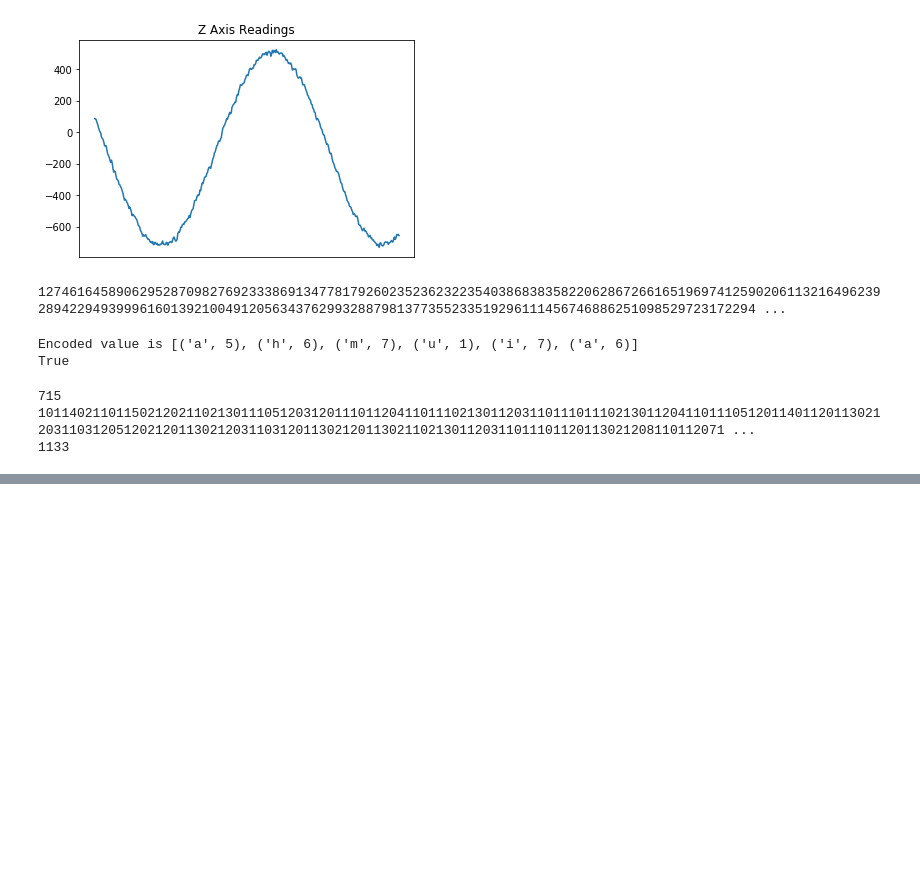
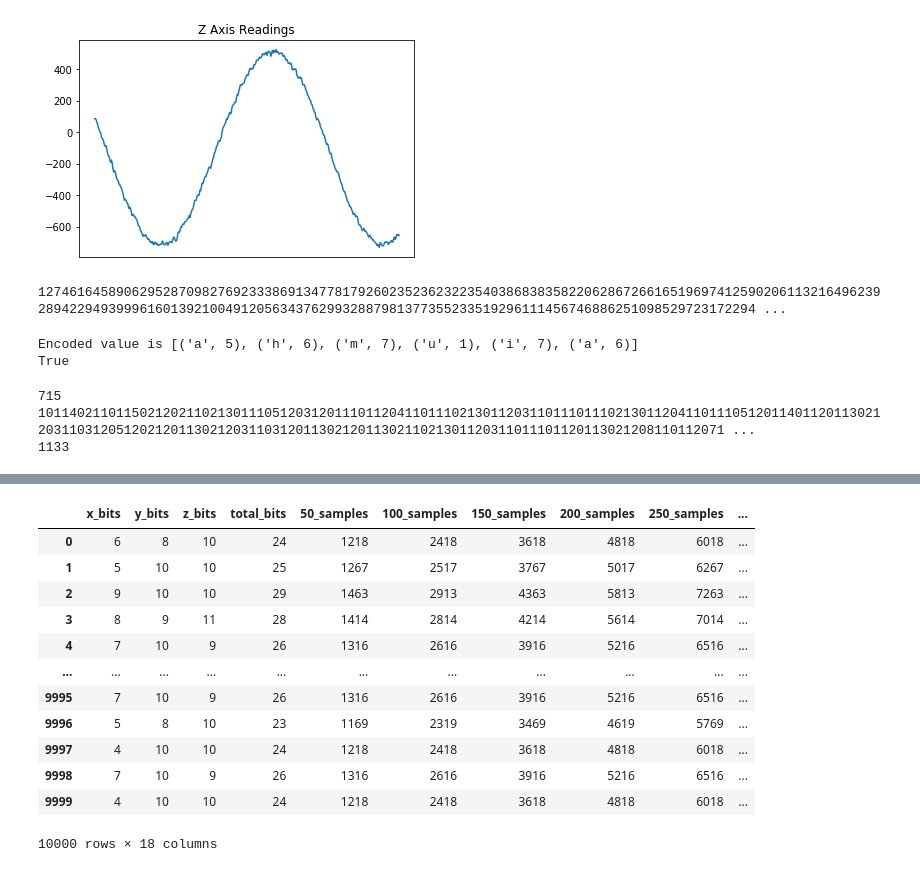
Before and after one commit to parth2480/data_compression, a Jupyter notebook: more_trials.ipynb, the cells around one changed output, grey strips where cells are left out. Cells and saved outputs as stored; diff of their text form; code cells hidden in the pictures; blank space fills up the shorter version.

```diff
--- a/more_trials.ipynb
+++ b/more_trials.ipynb
@@ -746,0 +780,25 @@ plt.show()
+# %%
+# what about sign? does it require an extra bit?
+# uc = uncompressed
+bits_df['50_uc'] = 42*50
+bits_df['100_uc'] = 42*100
+bits_df['150_uc'] = 42*150
+bits_df['200_uc'] = 42*200
+bits_df['250_uc'] = 42*250
+bits_df['300_uc'] = 42*300
+bits_df['350_uc'] = 42*350
+bits_df
+# %% [output]
+|  | x_bits | y_bits | z_bits | total_bits | 50_samples | 100_samples | 150_samples | 200_samples | 250_samples | ... |
+| 0 | 6 | 8 | 10 | 24 | 1218 | 2418 | 3618 | 4818 | 6018 | ... |
+| 1 | 5 | 10 | 10 | 25 | 1267 | 2517 | 3767 | 5017 | 6267 | ... |
+| 2 | 9 | 10 | 10 | 29 | 1463 | 2913 | 4363 | 5813 | 7263 | ... |
+| 3 | 8 | 9 | 11 | 28 | 1414 | 2814 | 4214 | 5614 | 7014 | ... |
+| 4 | 7 | 10 | 9 | 26 | 1316 | 2616 | 3916 | 5216 | 6516 | ... |
+| ... | ... | ... | ... | ... | ... | ... | ... | ... | ... | ... |
+| 9995 | 7 | 10 | 9 | 26 | 1316 | 2616 | 3916 | 5216 | 6516 | ... |
+| 9996 | 5 | 8 | 10 | 23 | 1169 | 2319 | 3469 | 4619 | 5769 | ... |
+| 9997 | 4 | 10 | 10 | 24 | 1218 | 2418 | 3618 | 4818 | 6018 | ... |
+| 9998 | 7 | 10 | 9 | 26 | 1316 | 2616 | 3916 | 5216 | 6516 | ... |
+| 9999 | 4 | 10 | 10 | 24 | 1218 | 2418 | 3618 | 4818 | 6018 | ... |
+10000 rows × 18 columns
```
Also changed, not shown: parts of 14 cells of this notebook.
